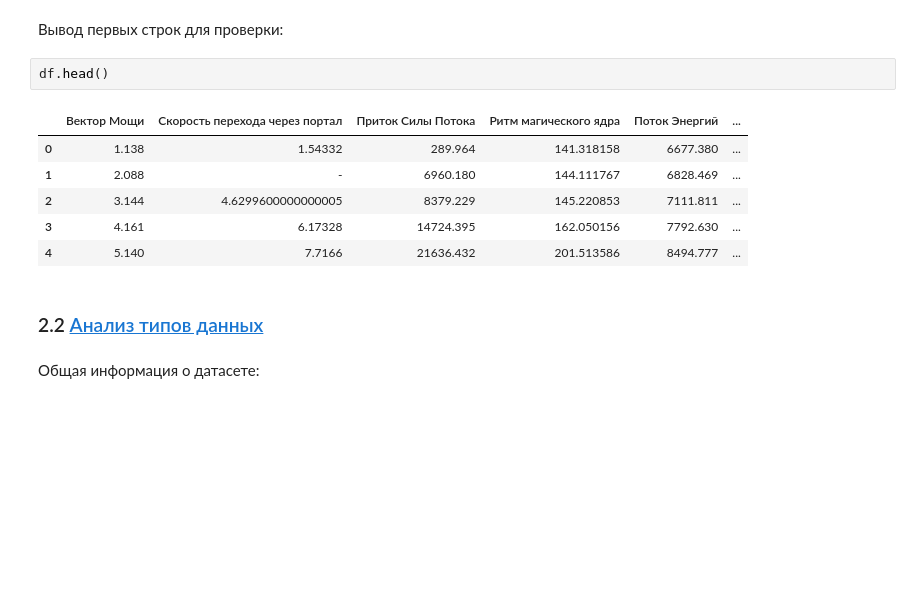
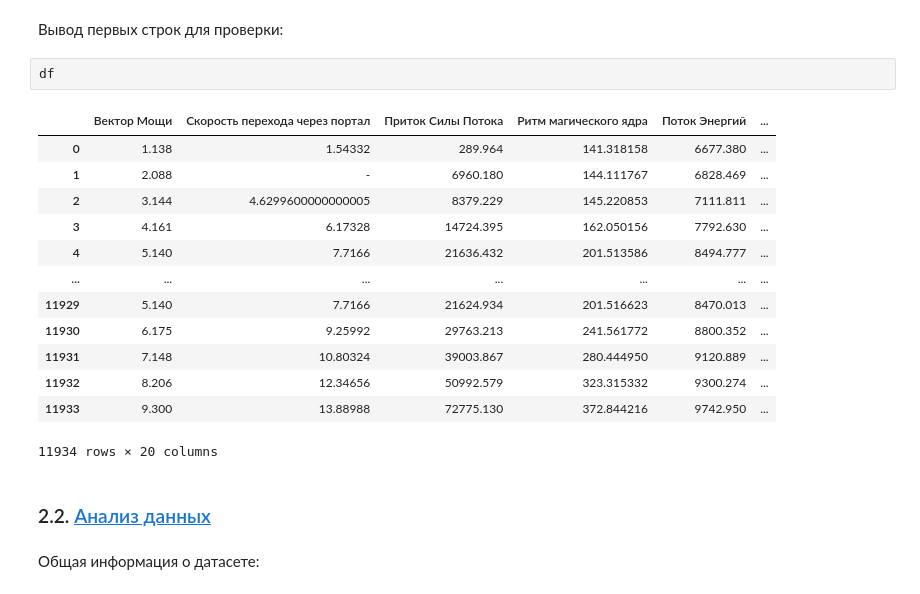
Before and after one commit to AlexeyRau/OMGTU, a Jupyter notebook: 3year/5semester/Practicum/lab2/lab2.ipynb, the cells around one changed output. Saved outputs shown, nothing was run; the diff lists cells and outputs as text; blank space fills up the shorter version.

```diff
--- a/3year/5semester/Practicum/lab2/lab2.ipynb
+++ b/3year/5semester/Practicum/lab2/lab2.ipynb
@@ -93,16 +93,23 @@ df = pd.read_csv('portal_data.csv', encoding='windows-1251', sep='|')
 # %% [markdown]
 Вывод первых строк для проверки:
 # %%
-df.head()
+df
 # %% [output]
 |  | Вектор Мощи | Скорость перехода через портал | Приток Силы Потока | Ритм магического ядра | Поток Энергий | ... |
 | 0 | 1.138 | 1.54332 | 289.964 | 141.318158 | 6677.380 | ... |
 | 1 | 2.088 | - | 6960.180 | 144.111767 | 6828.469 | ... |
 | 2 | 3.144 | 4.6299600000000005 | 8379.229 | 145.220853 | 7111.811 | ... |
 | 3 | 4.161 | 6.17328 | 14724.395 | 162.050156 | 7792.630 | ... |
 | 4 | 5.140 | 7.7166 | 21636.432 | 201.513586 | 8494.777 | ... |
+| ... | ... | ... | ... | ... | ... | ... |
+| 11929 | 5.140 | 7.7166 | 21624.934 | 201.516623 | 8470.013 | ... |
+| 11930 | 6.175 | 9.25992 | 29763.213 | 241.561772 | 8800.352 | ... |
+| 11931 | 7.148 | 10.80324 | 39003.867 | 280.444950 | 9120.889 | ... |
+| 11932 | 8.206 | 12.34656 | 50992.579 | 323.315332 | 9300.274 | ... |
+| 11933 | 9.300 | 13.88988 | 72775.130 | 372.844216 | 9742.950 | ... |
+11934 rows × 20 columns
 # %% [markdown]
-### 2.2 <a id='toc2_2_'></a>[Анализ типов данных](#toc0_)
+### 2.2. <a id='toc2_2_'></a>[Анализ данных](#toc0_)
 # %% [markdown]
 Общая информация о датасете:
 # %%
```
Also changed, not shown: parts of 38 cells of this notebook.
